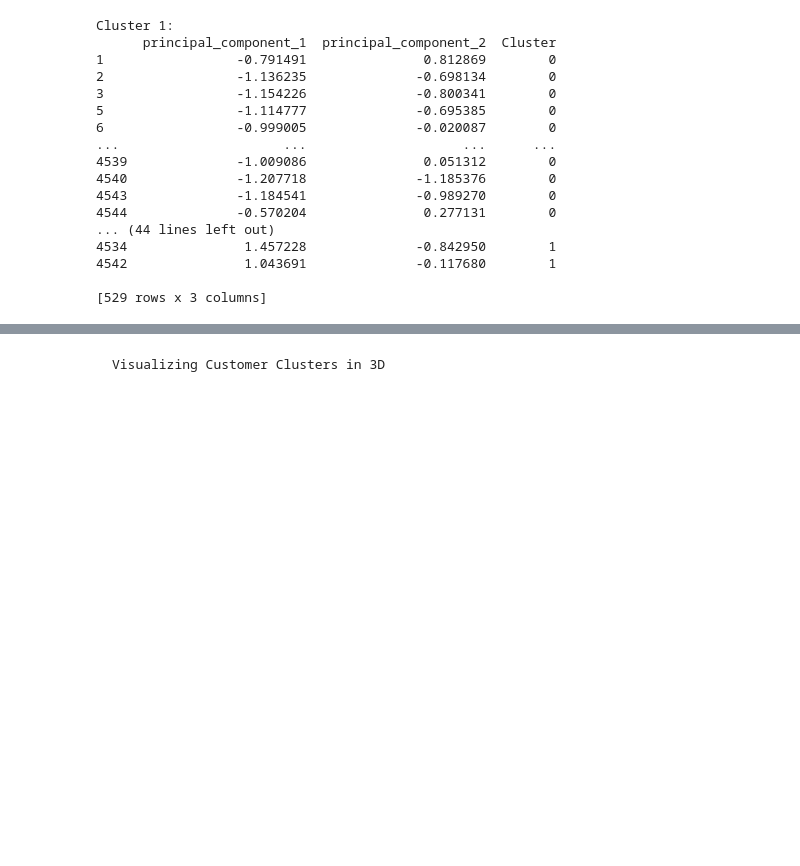
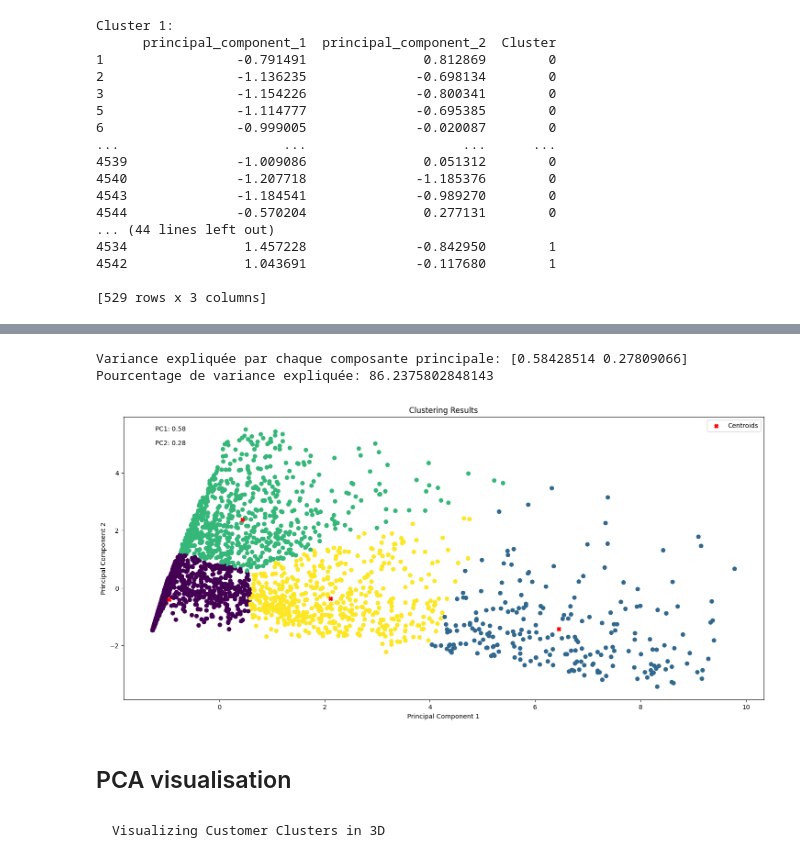
Before and after one commit to Noura-ou/projet_segmentation_client, a Jupyter notebook: src/test_noura.ipynb, the cells around one changed output, grey strips where cells are left out. Saved outputs shown, nothing was run; the diff lists cells and outputs as text; code cells hidden in the pictures; blank space fills up the shorter version.

```diff
--- a/src/test_noura.ipynb
+++ b/src/test_noura.ipynb
@@ -305,3 +352,41 @@ plt.show()
+# %%
+# Étape 5 : Interprétation des résultats de l'ACP
+explained_variance_ratio = pca.explained_variance_ratio_
+print("Variance expliquée par chaque composante principale:", explained_variance_ratio)
+print("Pourcentage de variance expliquée:", sum(explained_variance_ratio) * 100)
+# %% [output]
+Variance expliquée par chaque composante principale: [0.58428514 0.27809066]
+Pourcentage de variance expliquée: 86.2375802848143
+# %%
+# Set the desired size of the figure
+fig, ax = plt.subplots(figsize=(18, 8))
+
+# Plot the data points with cluster assignments
+plt.scatter(df_acp.values[:, 0], df_acp.values[:, 1], c=labels)
+
+# Plot the centroids
+plt.scatter(centroids[:, 0], centroids[:, 1], c='red', marker='X', label='Centroids')
+
+# Add annotations for variance explained and variable contributions
+explained_variance_ratio = pca.explained_variance_ratio_
+for i, ratio in enumerate(explained_variance_ratio):
+    ax.annotate(f"PC{i+1}: {ratio:.2f}", (0.05, 0.95 - i*0.05), xycoords='axes fraction')
+
+
+# Set the labels and title
+plt.xlabel('Principal Component 1')
+plt.ylabel('Principal Component 2')
+plt.title('Clustering Results')
+
+# Display the legend
+plt.legend()
+
+# Show the plot
+plt.show()
+# %% [output]
+[figure, added]
+# %% [markdown]
+## PCA visualisation
 # %% [markdown]
     Visualizing Customer Clusters in 3D
 # %% [markdown]
```
Also changed, not shown: parts of 4 cells of this notebook.
